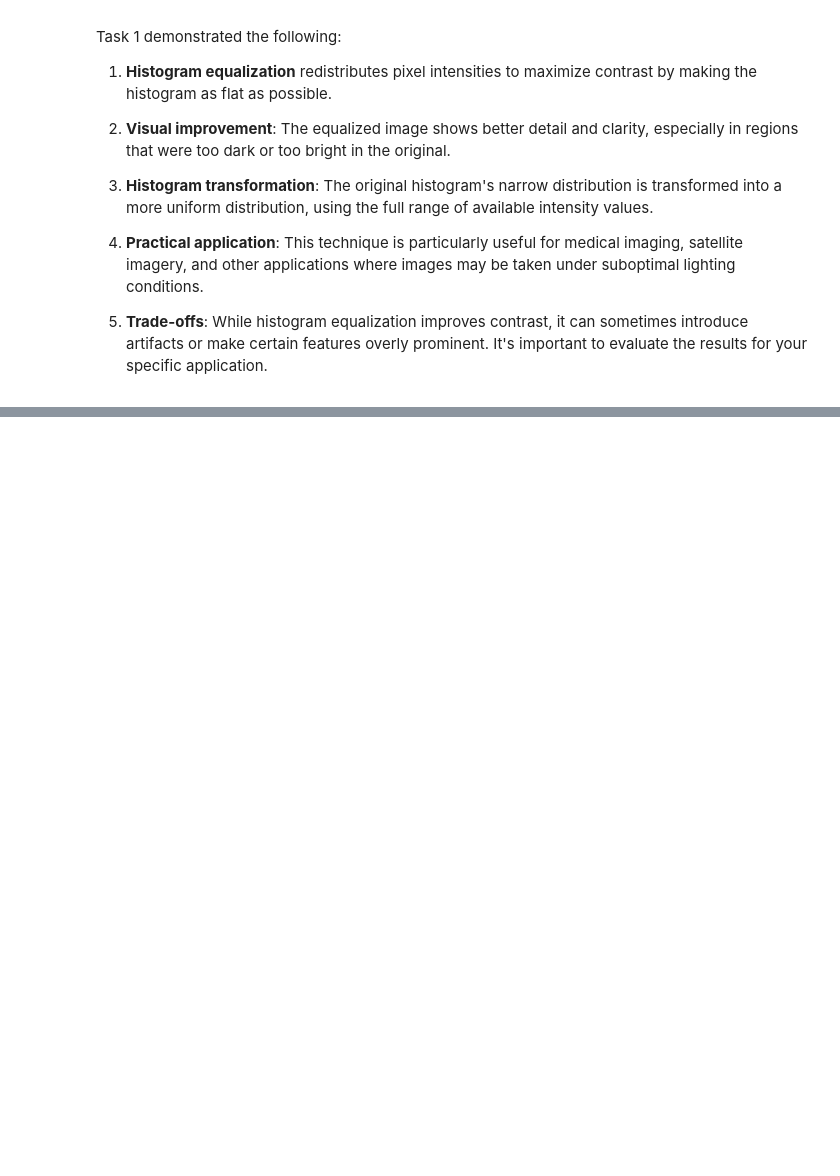
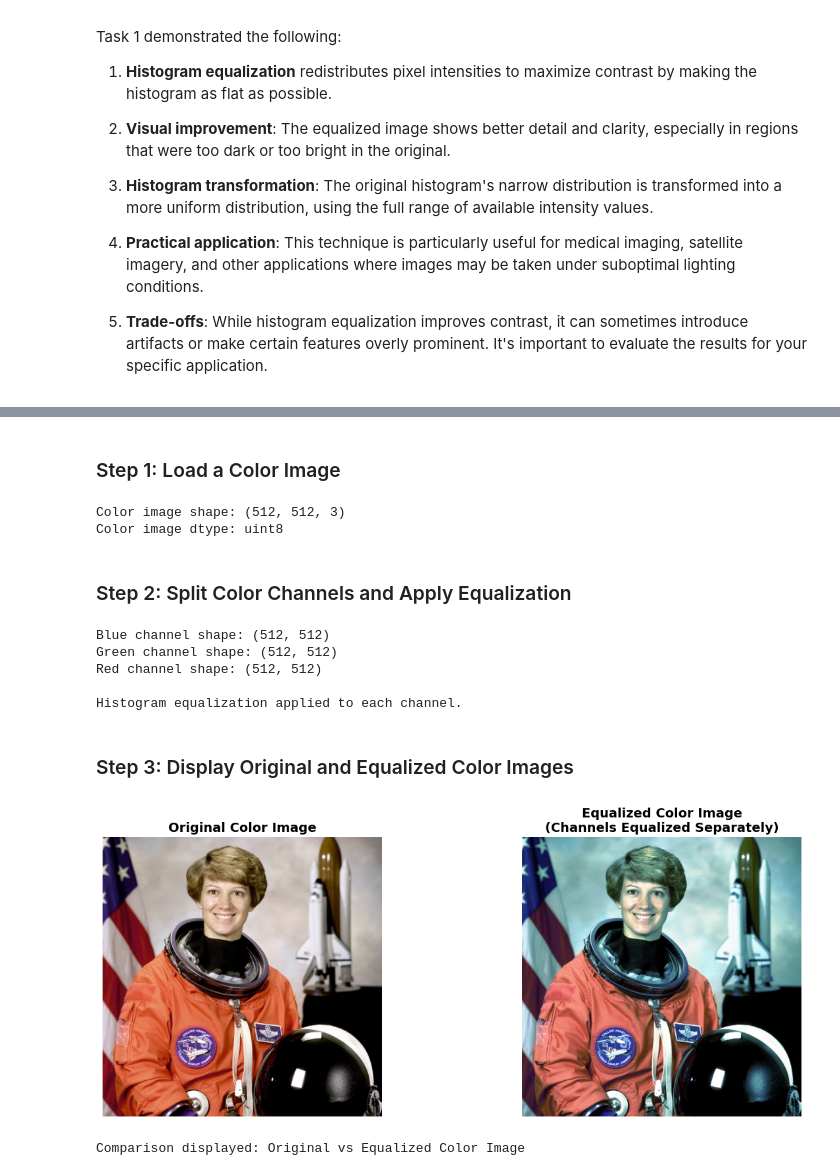
Before and after one commit to Muhammadjon1304/DIP, a Jupyter notebook: Week 5/Lab 1/histogram.ipynb, the cells around one changed output, grey strips where cells are left out. Saved outputs shown, nothing was run; the diff lists cells and outputs as text; code cells hidden in the pictures; blank space fills up the shorter version.

```diff
--- a/Week 5/Lab 1/histogram.ipynb
+++ b/Week 5/Lab 1/histogram.ipynb
@@ -178,0 +217,74 @@ Task 1 demonstrated the following:
+# %% [markdown]
+### Step 1: Load a Color Image
+# %%
+# Load a sample color image from scikit-image
+color_image = data.astronaut()  # This is a color image (RGB format from skimage)
+
+# Convert from RGB to BGR for OpenCV compatibility if needed
+# For now, we'll work with it as is
+print(f"Color image shape: {color_image.shape}")
+print(f"Color image dtype: {color_image.dtype}")
+
+# If you have your own image file '1.png', uncomment the line below
+# color_image = cv2.imread('1.png')  # This loads in BGR format
+# %% [output]
+Color image shape: (512, 512, 3)
+Color image dtype: uint8
+# %% [markdown]
+### Step 2: Split Color Channels and Apply Equalization
+# %%
+# Convert image to BGR format (OpenCV format) if it's in RGB
+# skimage loads in RGB, so we need to convert
+color_image_bgr = cv2.cvtColor(color_image, cv2.COLOR_RGB2BGR)
+
+# Split the image into B, G, R channels
+# Note: OpenCV uses BGR order, not RGB
+b, g, r = cv2.split(color_image_bgr)
+
+print(f"Blue channel shape: {b.shape}")
+print(f"Green channel shape: {g.shape}")
+print(f"Red channel shape: {r.shape}")
+
+# Apply histogram equalization to each channel separately
+equalized_b = cv2.equalizeHist(b)
+equalized_g = cv2.equalizeHist(g)
+equalized_r = cv2.equalizeHist(r)
+
+print("\nHistogram equalization applied to each channel.")
+
+# Merge the equalized channels back together
+equalized_color_image_bgr = cv2.merge([equalized_b, equalized_g, equalized_r])
+
+# Convert back to RGB for display with matplotlib
+equalized_color_image = cv2.cvtColor(equalized_color_image_bgr, cv2.COLOR_BGR2RGB)
+# %% [output]
+Blue channel shape: (512, 512)
+Green channel shape: (512, 512)
+Red channel shape: (512, 512)
+
+Histogram equalization applied to each channel.
+# %% [markdown]
+### Step 3: Display Original and Equalized Color Images
+# %%
+# Create a figure with side-by-side comparison
+plt.figure(figsize=(14, 5))
+
+# Original color image
+plt.subplot(1, 2, 1)
+plt.imshow(color_image)  # This is already in RGB format from skimage
+plt.title('Original Color Image', fontsize=14, fontweight='bold')
+plt.axis('off')
+
+# Equalized color image
+plt.subplot(1, 2, 2)
+plt.imshow(equalized_color_image)
+plt.title('Equalized Color Image\n(Channels Equalized Separately)', fontsize=14, fontweight='bold')
+plt.axis('off')
+
+plt.tight_layout()
+plt.show()
+
+print("Comparison displayed: Original vs Equalized Color Image")
+# %% [output]
+[figure, added]
+Comparison displayed: Original vs Equalized Color Image
```
Also changed, not shown: parts of 27 cells of this notebook, 10 other files.
